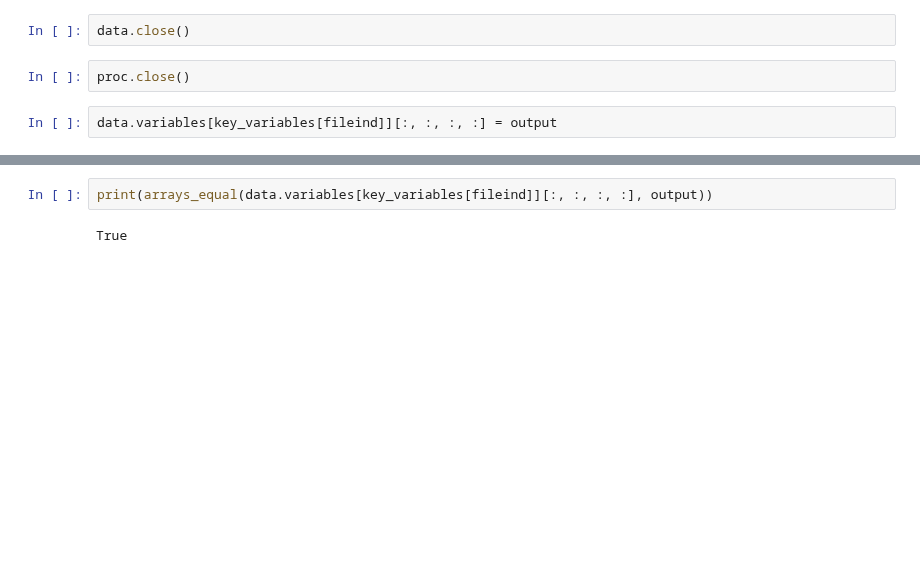
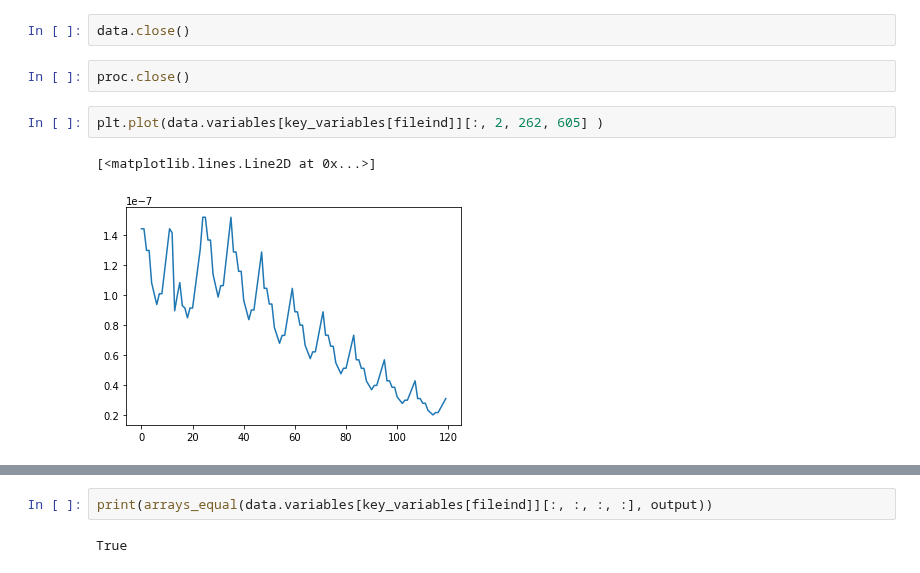
Before and after one commit to Rlamboll/modify_COVID19_netCDF_Emissions, a Jupyter notebook: calculations/COVID19EmissionsCalcAerosols.ipynb, the cells around one changed output, grey strips where cells are left out. Drawn from its saved outputs; the diff is of its cells as text; blank space fills up the shorter version.

```diff
--- a/calculations/COVID19EmissionsCalcAerosols.ipynb
+++ b/calculations/COVID19EmissionsCalcAerosols.ipynb
@@ -274,5 +276,8 @@ blob  # unassigned variable stops execution
 data.close()
 # %%
 proc.close()
-# %%
-data.variables[key_variables[fileind]][:, :, :, :] = output
+# %%
+plt.plot(data.variables[key_variables[fileind]][:, 2, 262, 605] )
+# %% [output]
+[<matplotlib.lines.Line2D at 0x...>]
+[figure, added]
```
Also changed, not shown: parts of 2 cells of this notebook, 2 other files.
